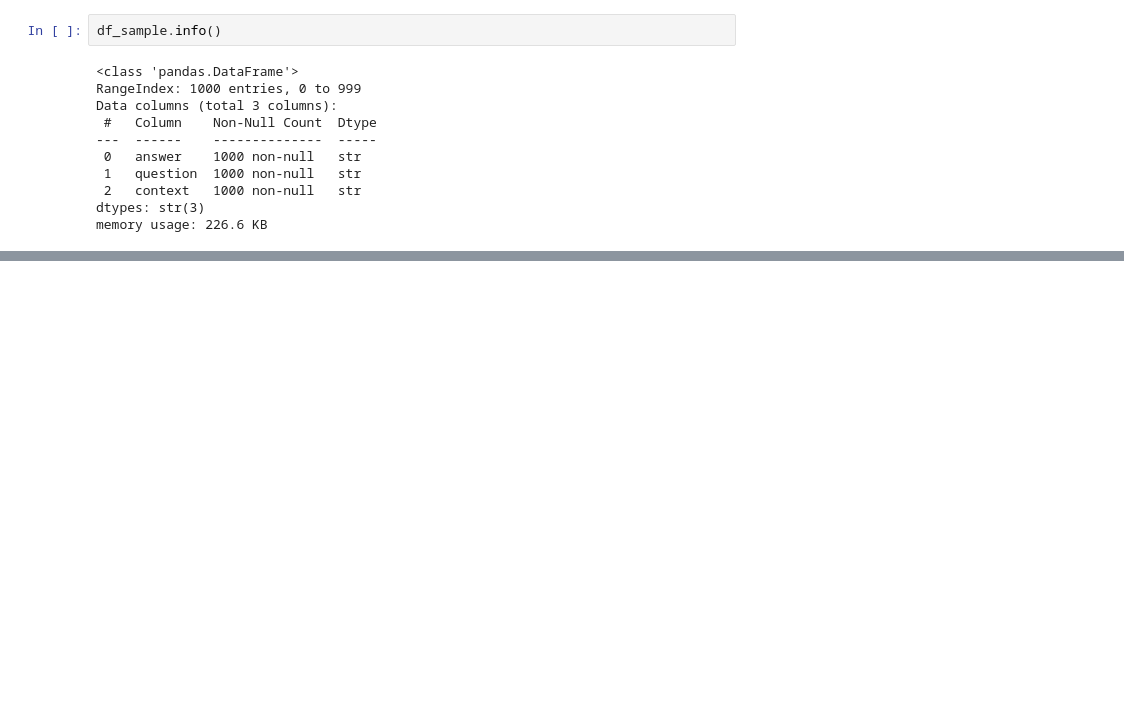
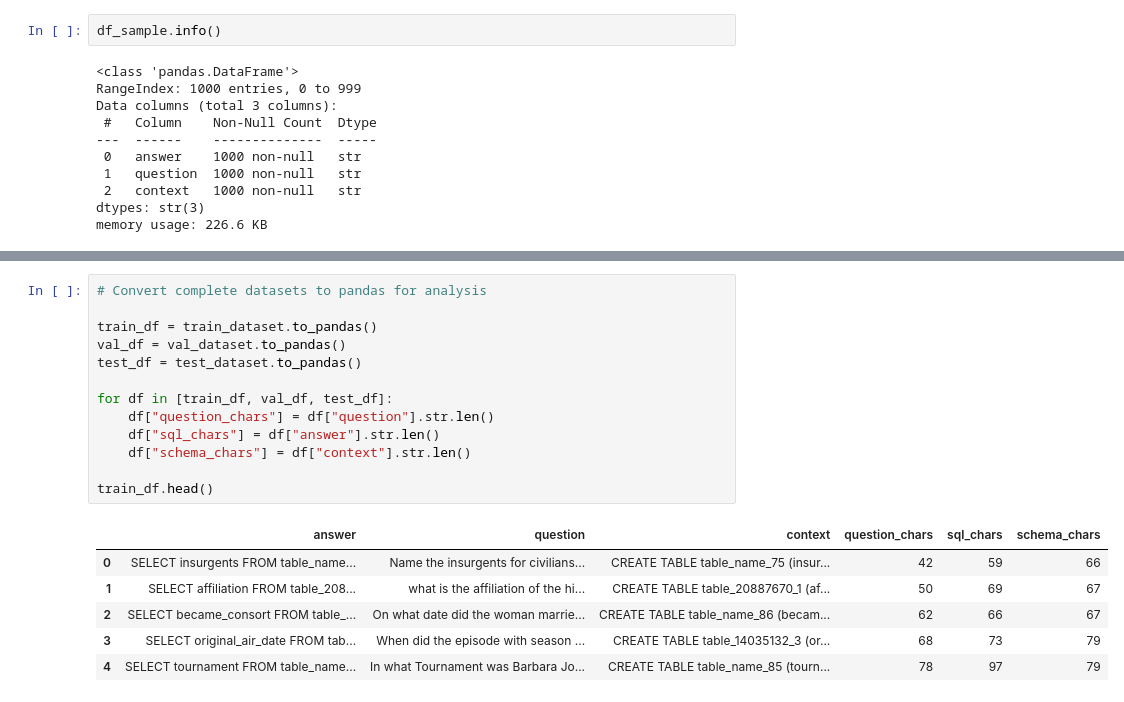
Before and after one commit to shivam183-star/Text-to-SQL, a Jupyter notebook: notebooks/data_analysis.ipynb, the cells around one changed output, grey strips where cells are left out. Drawn from its saved outputs; the diff is of its cells as text; blank space fills up the shorter version.

```diff
--- a/notebooks/data_analysis.ipynb
+++ b/notebooks/data_analysis.ipynb
@@ -77,0 +96,20 @@ memory usage: 226.6 KB
+# %%
+# Convert complete datasets to pandas for analysis
+
+train_df = train_dataset.to_pandas()
+val_df = val_dataset.to_pandas()
+test_df = test_dataset.to_pandas()
+
+for df in [train_df, val_df, test_df]:
+    df["question_chars"] = df["question"].str.len()
+    df["sql_chars"] = df["answer"].str.len()
+    df["schema_chars"] = df["context"].str.len()
+
+train_df.head()
+# %% [output]
+|  | answer | question | context | question_chars | sql_chars | schema_chars |
+| 0 | SELECT insurgents FROM table_name... | Name the insurgents for civilians... | CREATE TABLE table_name_75 (insur... | 42 | 59 | 66 |
+| 1 | SELECT affiliation FROM table_208... | what is the affiliation of the hi... | CREATE TABLE table_20887670_1 (af... | 50 | 69 | 67 |
+| 2 | SELECT became_consort FROM table_... | On what date did the woman marrie... | CREATE TABLE table_name_86 (becam... | 62 | 66 | 67 |
+| 3 | SELECT original_air_date FROM tab... | When did the episode with season ... | CREATE TABLE table_14035132_3 (or... | 68 | 73 | 79 |
+| 4 | SELECT tournament FROM table_name... | In what Tournament was Barbara Jo... | CREATE TABLE table_name_85 (tourn... | 78 | 97 | 79 |
```
Also changed, not shown: parts of 8 cells of this notebook.
